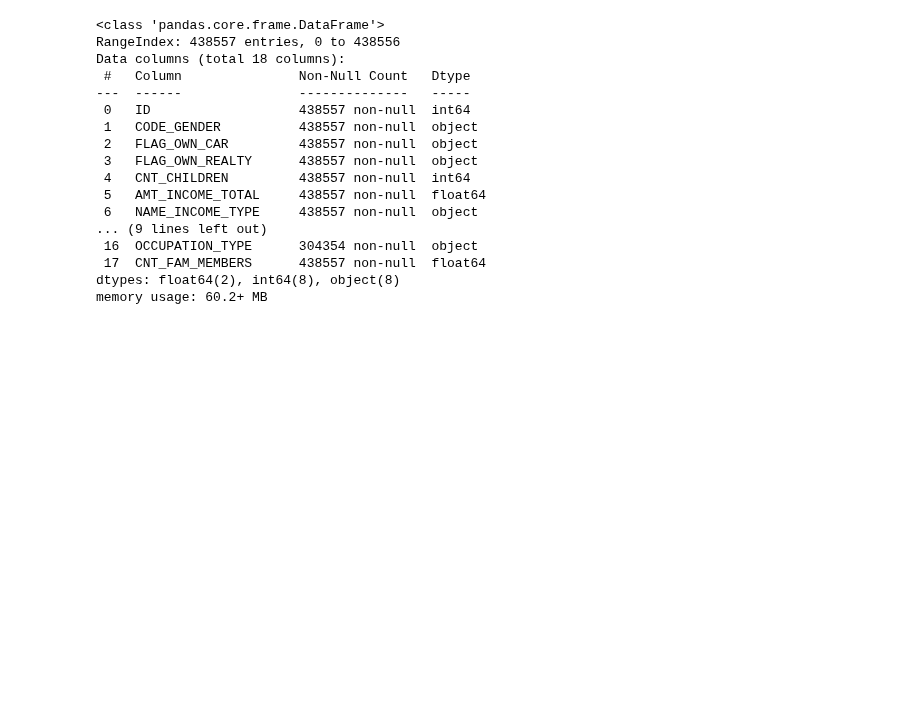
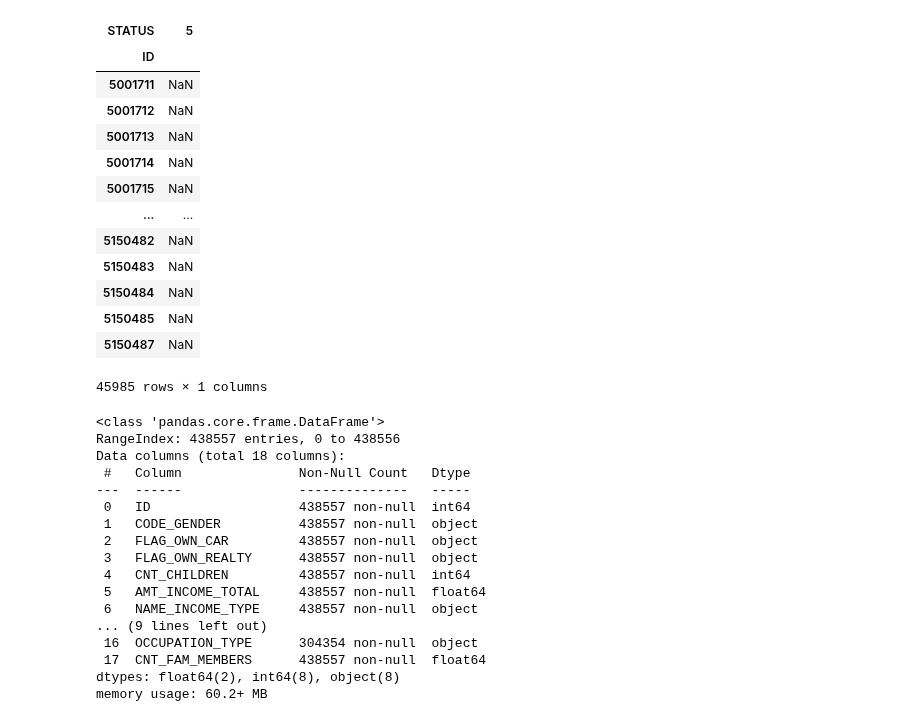
Before and after one commit to credit-risk-management-predictor/credit-risk-management-predictor, a Jupyter notebook: bibek-acquire-wrangle.ipynb, the cells around one changed output. Cells and saved outputs as stored; diff of their text form; code cells hidden in the pictures; blank space fills up the shorter version.

```diff
--- a/bibek-acquire-wrangle.ipynb
+++ b/bibek-acquire-wrangle.ipynb
@@ -30,3 +109,20 @@ credit.head()
+# %%
+credit.groupby(['ID', 'STATUS']).MONTHS_BALANCE.size().unstack().iloc[:,5:6]
+# %% [output]
+| STATUS | 5 |
+| ID |  |
+| 5001711 | NaN |
+| 5001712 | NaN |
+| 5001713 | NaN |
+| 5001714 | NaN |
+| 5001715 | NaN |
+| ... | ... |
+| 5150482 | NaN |
+| 5150483 | NaN |
+| 5150484 | NaN |
+| 5150485 | NaN |
+| 5150487 | NaN |
+45985 rows × 1 columns
 # %%
 # lets get some info about our data: like the data types, nulls, total counts
 application.info()
```
Also changed, not shown: parts of 53 cells of this notebook.
